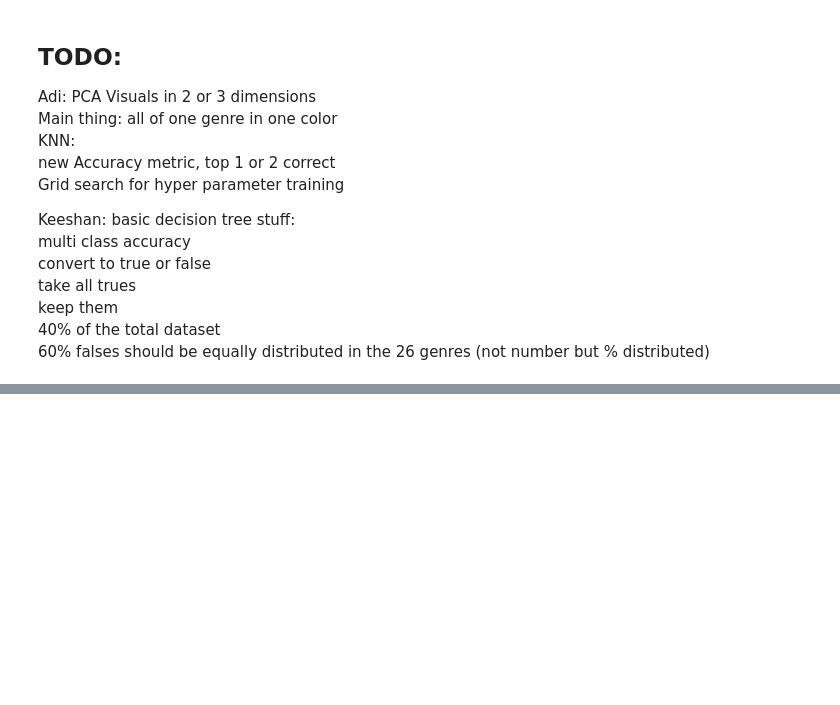
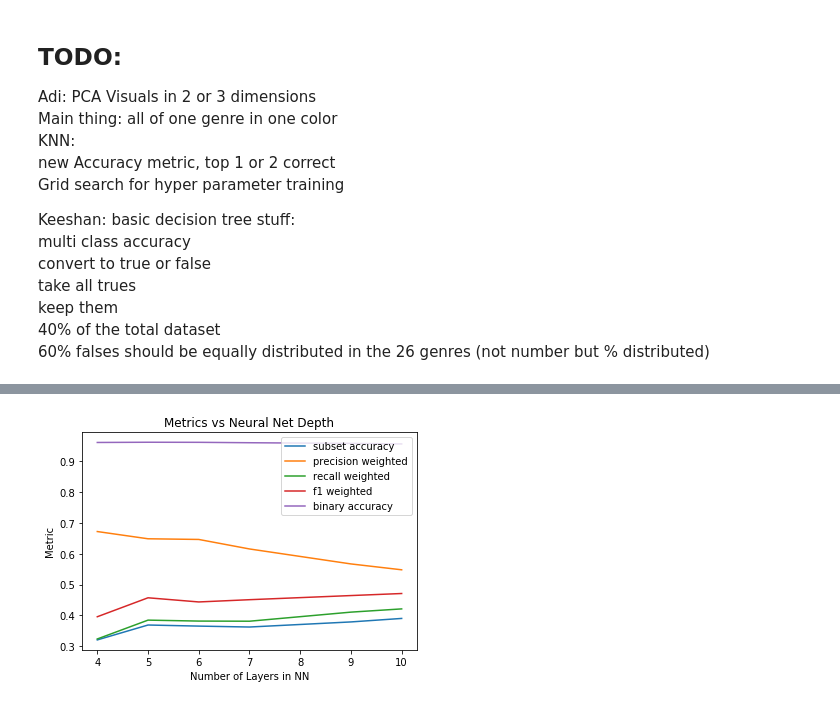
Before and after one commit to iarhbahsir/spotify-genre, a Jupyter notebook: DataCleaning.ipynb, the cells around one changed output, grey strips where cells are left out. Drawn from its saved outputs; the diff is of its cells as text; code cells hidden in the pictures; blank space fills up the shorter version.

```diff
--- a/DataCleaning.ipynb
+++ b/DataCleaning.ipynb
@@ -1535,0 +1812,5 @@ multi class accuracy
+# %%
+models_directory = './nn_models/models_TIME_{}'.format(datetime.datetime.now().strftime("%Y%m%d-%H%M%S"))
+os.mkdir(models_directory)
+save_models(models_directory, trained_models, False, results_no_dropout)
+save_models(models_directory, trained_models_with_dropout, True, results_dropout)
@@ -1535,0 +1872,18 @@ multi class accuracy
+# %%
+model_sizes = [name.count('-')+1 for name in loaded_model_data['name'].tolist()]
+# %%
+comparison_metrics = ['accuracy', 'precision_weighted', 'recall_weighted', 'f1_weighted', 'raw_accuracy']
+for metric in comparison_metrics:
+    metric_label = metric
+    if metric == 'accuracy':
+        metric_label = 'subset_accuracy'
+    if metric == 'raw_accuracy':
+        metric_label = 'binary_accuracy'
+    plt.plot(model_sizes, loaded_model_data[metric].values, label=metric_label.replace('_', ' '))
+plt.xlabel('Number of Layers in NN')
+plt.ylabel('Metric')
+plt.title('Metrics vs Neural Net Depth')
+plt.legend()
+plt.show()
+# %% [output]
+[figure, added]
```
Also changed, not shown: parts of 33 cells of this notebook.
